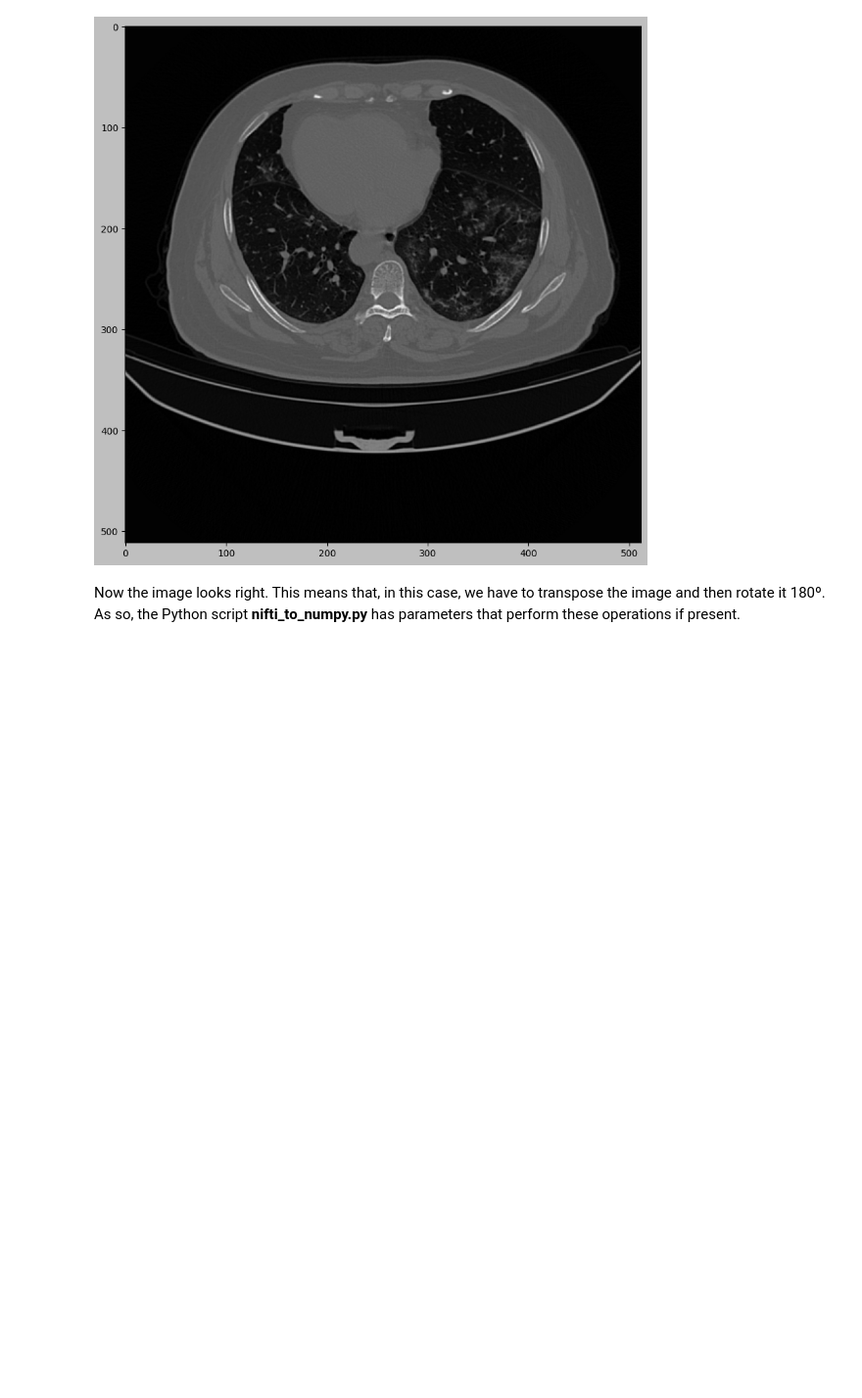
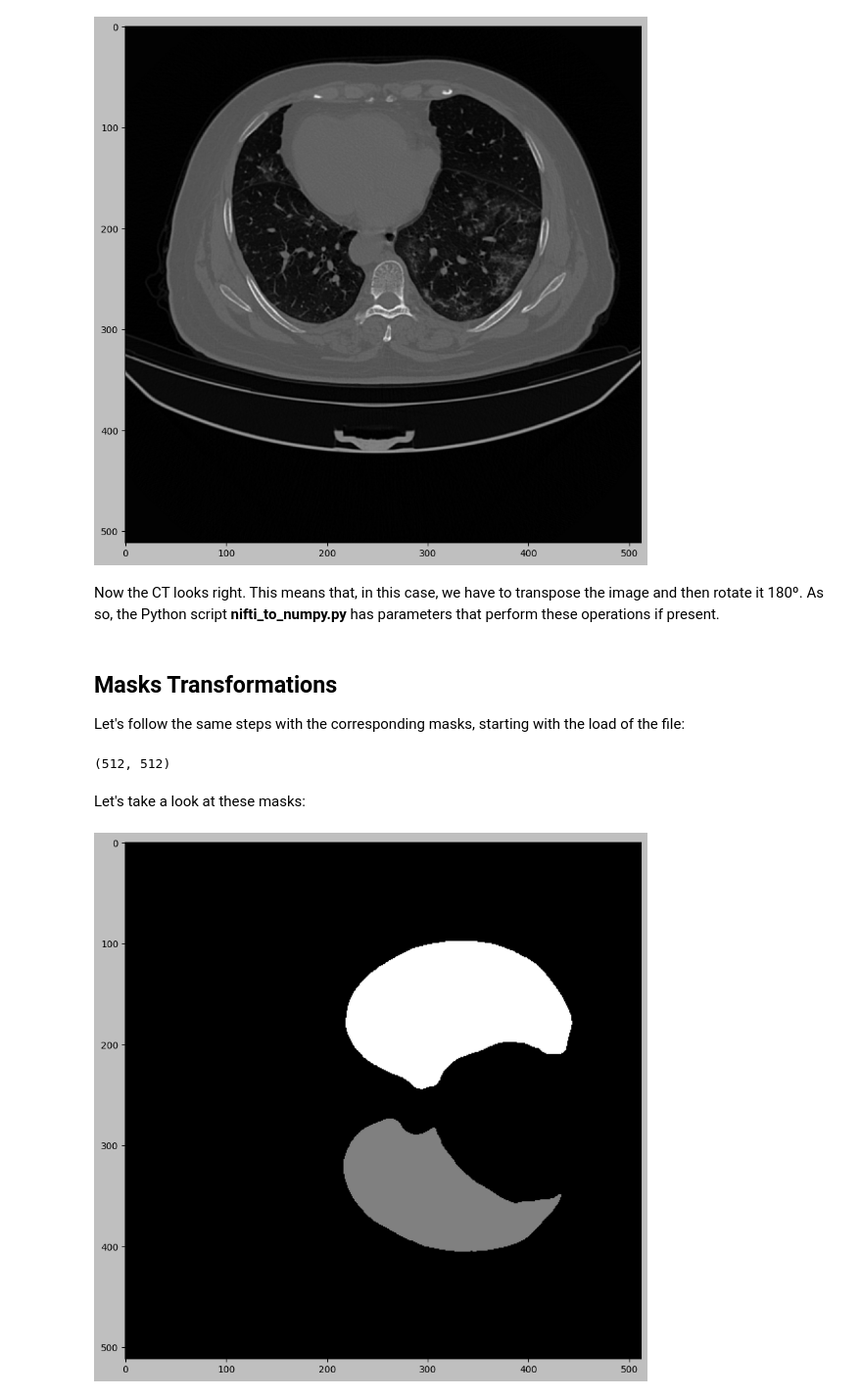
Before and after one commit to i3uex/sam, a Jupyter notebook: notebooks/image_transformations.ipynb, the cells around one changed output. Shown at 98% size. Cells and saved outputs as stored; diff of their text form; code cells hidden in the pictures; blank space fills up the shorter version.

Commit message:
Update notebook to include masks

```diff
--- a/notebooks/image_transformations.ipynb
+++ b/notebooks/image_transformations.ipynb
@@ -53,4 +55,22 @@ plt.show()
 # %% [output]
 [figure]
 # %% [markdown]
-Now the image looks right. This means that, in this case, we have to transpose the image and then rotate it 180º. As so, the Python script **nifti_to_numpy.py** has parameters that perform these operations if present.
+Now the CT looks right. This means that, in this case, we have to transpose the image and then rotate it 180º. As so, the Python script **nifti_to_numpy.py** has parameters that perform these operations if present.
+# %% [markdown]
+## Masks Transformations
+
+Let's follow the same steps with the corresponding masks, starting with the load of the file:
+# %%
+masks_slice = np.load('coronacases_001_masks_slice_122.npy')
+masks_slice.shape
+# %% [output]
+(512, 512)
+# %% [markdown]
+Let's take a look at these masks:
+# %%
+plt.figure(figsize=(10, 10))
+plt.style.use('grayscale')
+plt.imshow(masks_slice)
+plt.show()
+# %% [output]
+[figure, added]
```
Also changed, not shown: parts of 10 cells of this notebook, 3 other files.
